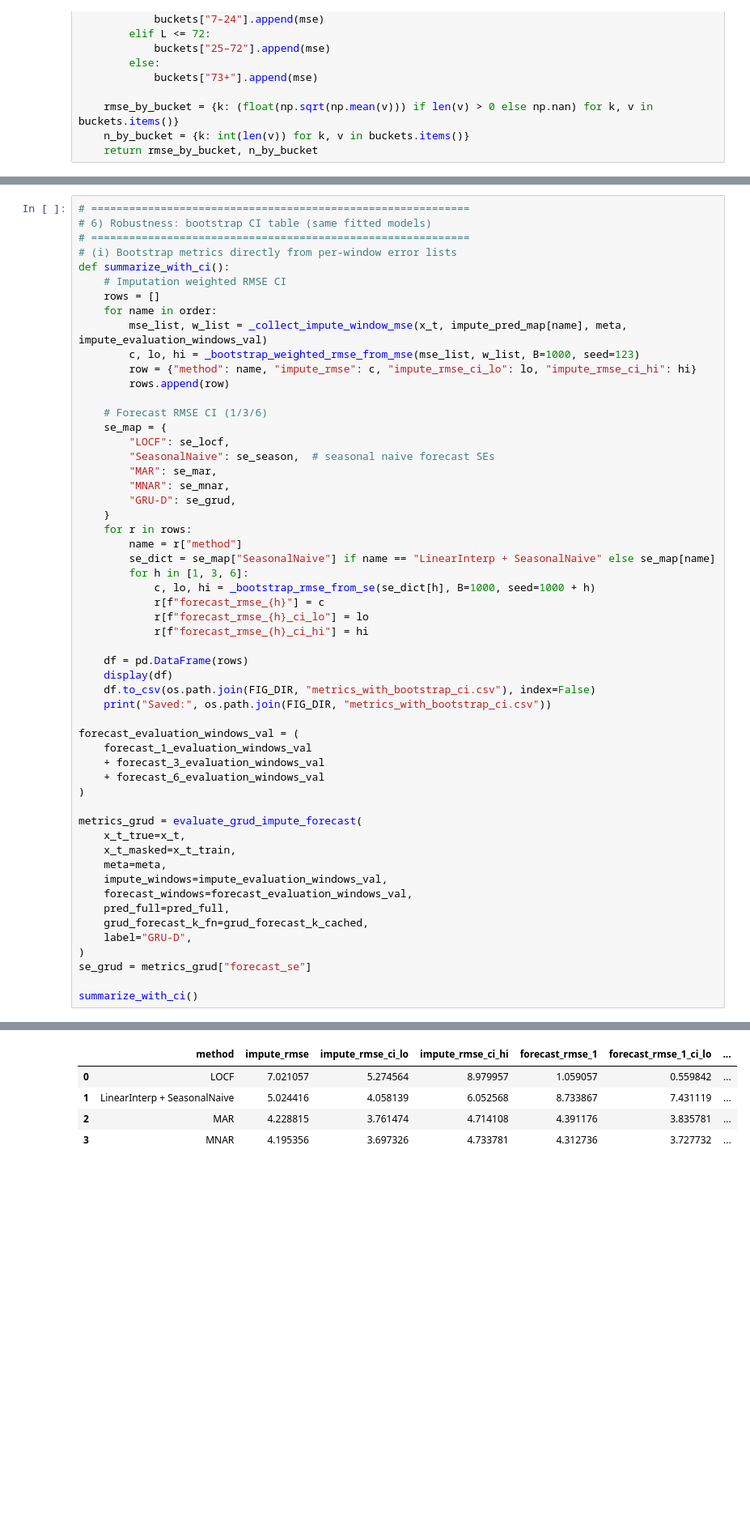
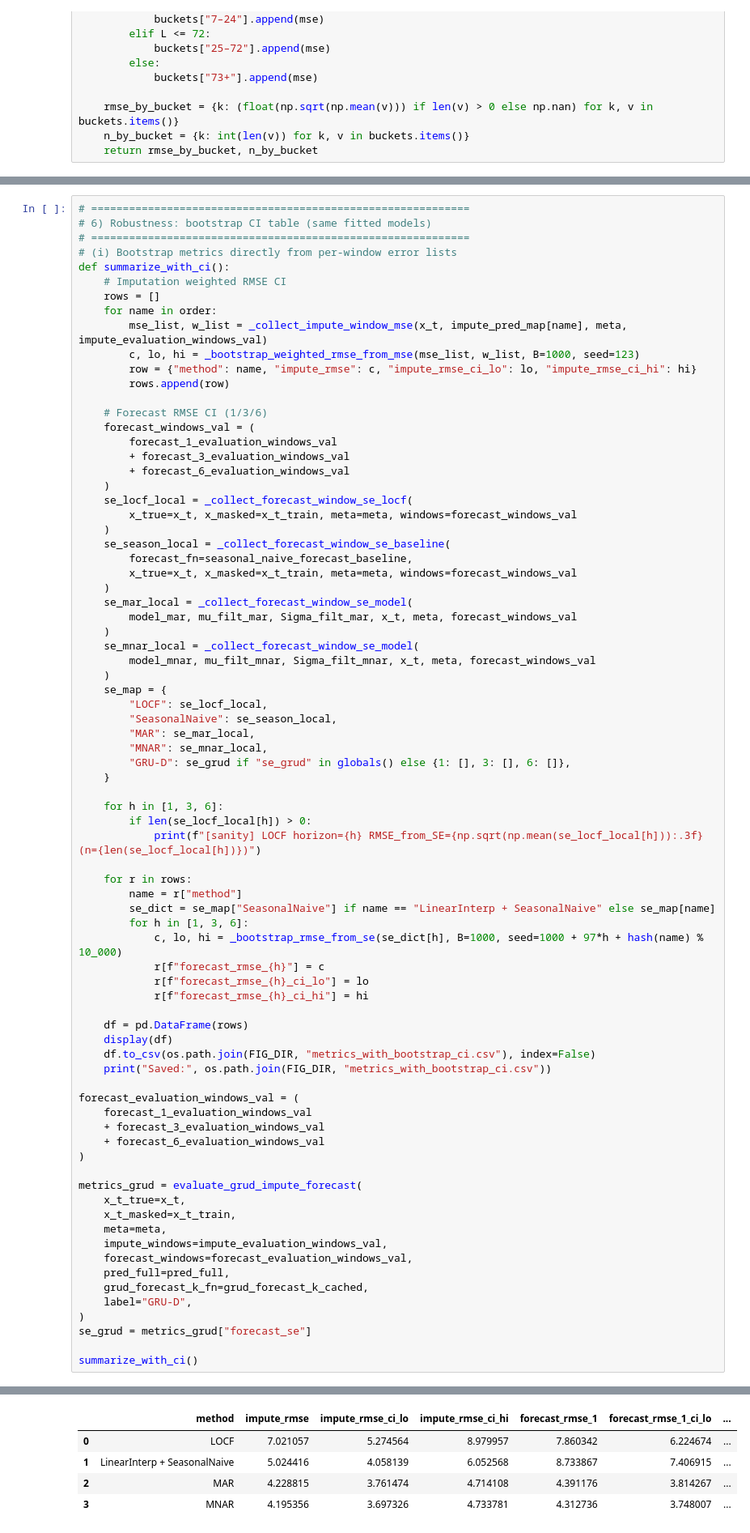
Before and after one commit to armansunesh/ABC, a Jupyter notebook: main(2) (3) (1) (1) (9) (1).ipynb, the cells around one changed output, grey strips where cells are left out. Shown at 81% size. Drawn from its saved outputs; the diff is of its cells as text; blank space fills up the shorter version.

```diff
--- a/main(2) (3) (1) (1) (9) (1).ipynb
+++ b/main(2) (3) (1) (1) (9) (1).ipynb
@@ -2184,18 +2225,41 @@ def summarize_with_ci():
         rows.append(row)
 
     # Forecast RMSE CI (1/3/6)
+    forecast_windows_val = (
+        forecast_1_evaluation_windows_val
+        + forecast_3_evaluation_windows_val
+        + forecast_6_evaluation_windows_val
+    )
+    se_locf_local = _collect_forecast_window_se_locf(
+        x_true=x_t, x_masked=x_t_train, meta=meta, windows=forecast_windows_val
+    )
+    se_season_local = _collect_forecast_window_se_baseline(
+        forecast_fn=seasonal_naive_forecast_baseline,
+        x_true=x_t, x_masked=x_t_train, meta=meta, windows=forecast_windows_val
+    )
+    se_mar_local = _collect_forecast_window_se_model(
+        model_mar, mu_filt_mar, Sigma_filt_mar, x_t, meta, forecast_windows_val
+    )
+    se_mnar_local = _collect_forecast_window_se_model(
+        model_mnar, mu_filt_mnar, Sigma_filt_mnar, x_t, meta, forecast_windows_val
+    )
     se_map = {
-        "LOCF": se_locf,
-        "SeasonalNaive": se_season,  # seasonal naive forecast SEs
-        "MAR": se_mar,
-        "MNAR": se_mnar,
-        "GRU-D": se_grud,
+        "LOCF": se_locf_local,
+        "SeasonalNaive": se_season_local,
+        "MAR": se_mar_local,
+        "MNAR": se_mnar_local,
+        "GRU-D": se_grud if "se_grud" in globals() else {1: [], 3: [], 6: []},
     }
+
+    for h in [1, 3, 6]:
+        if len(se_locf_local[h]) > 0:
+            print(f"[sanity] LOCF horizon={h} RMSE_from_SE={np.sqrt(np.mean(se_locf_local[h])):.3f}  (n={len(se_locf_local[h])})")
+
     for r in rows:
         name = r["method"]
         se_dict = se_map["SeasonalNaive"] if name == "LinearInterp + SeasonalNaive" else se_map[name]
         for h in [1, 3, 6]:
-            c, lo, hi = _bootstrap_rmse_from_se(se_dict[h], B=1000, seed=1000 + h)
+            c, lo, hi = _bootstrap_rmse_from_se(se_dict[h], B=1000, seed=1000 + 97*h + hash(name) % 10_000)
             r[f"forecast_rmse_{h}"] = c
             r[f"forecast_rmse_{h}_ci_lo"] = lo
             r[f"forecast_rmse_{h}_ci_hi"] = hi
@@ -2248,8 +2309,8 @@ summarize_with_ci()
 |  | method | impute_rmse | impute_rmse_ci_lo | impute_rmse_ci_hi | forecast_rmse_1 | forecast_rmse_1_ci_lo | ... |
-| 0 | LOCF | 7.021057 | 5.274564 | 8.979957 | 1.059057 | 0.559842 | ... |
-| 1 | LinearInterp + SeasonalNaive | 5.024416 | 4.058139 | 6.052568 | 8.733867 | 7.431119 | ... |
-| 2 | MAR | 4.228815 | 3.761474 | 4.714108 | 4.391176 | 3.835781 | ... |
-| 3 | MNAR | 4.195356 | 3.697326 | 4.733781 | 4.312736 | 3.727732 | ... |
+| 0 | LOCF | 7.021057 | 5.274564 | 8.979957 | 7.860342 | 6.224674 | ... |
+| 1 | LinearInterp + SeasonalNaive | 5.024416 | 4.058139 | 6.052568 | 8.733867 | 7.406915 | ... |
+| 2 | MAR | 4.228815 | 3.761474 | 4.714108 | 4.391176 | 3.814267 | ... |
+| 3 | MNAR | 4.195356 | 3.697326 | 4.733781 | 4.312736 | 3.748007 | ... |
 Saved: figures\metrics_with_bootstrap_ci.csv
 # %%
 
```
Also changed, not shown: parts of 5 cells of this notebook.
